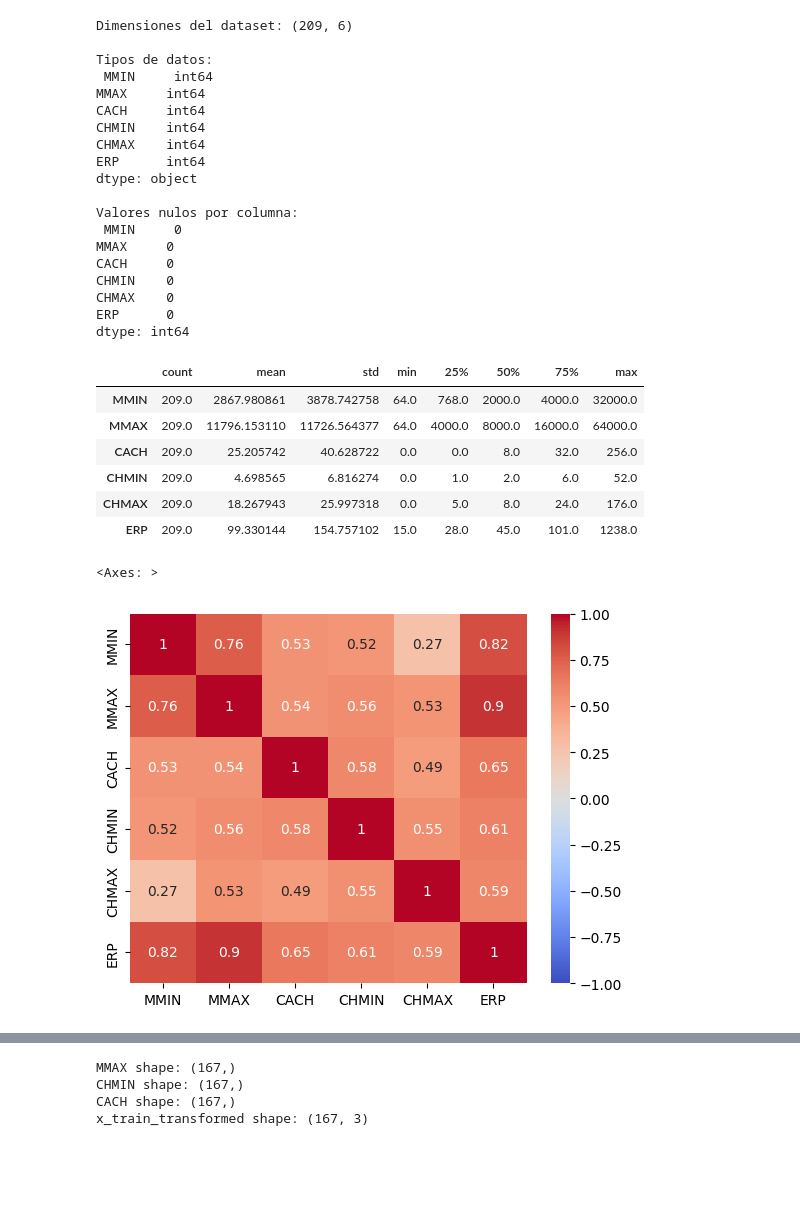
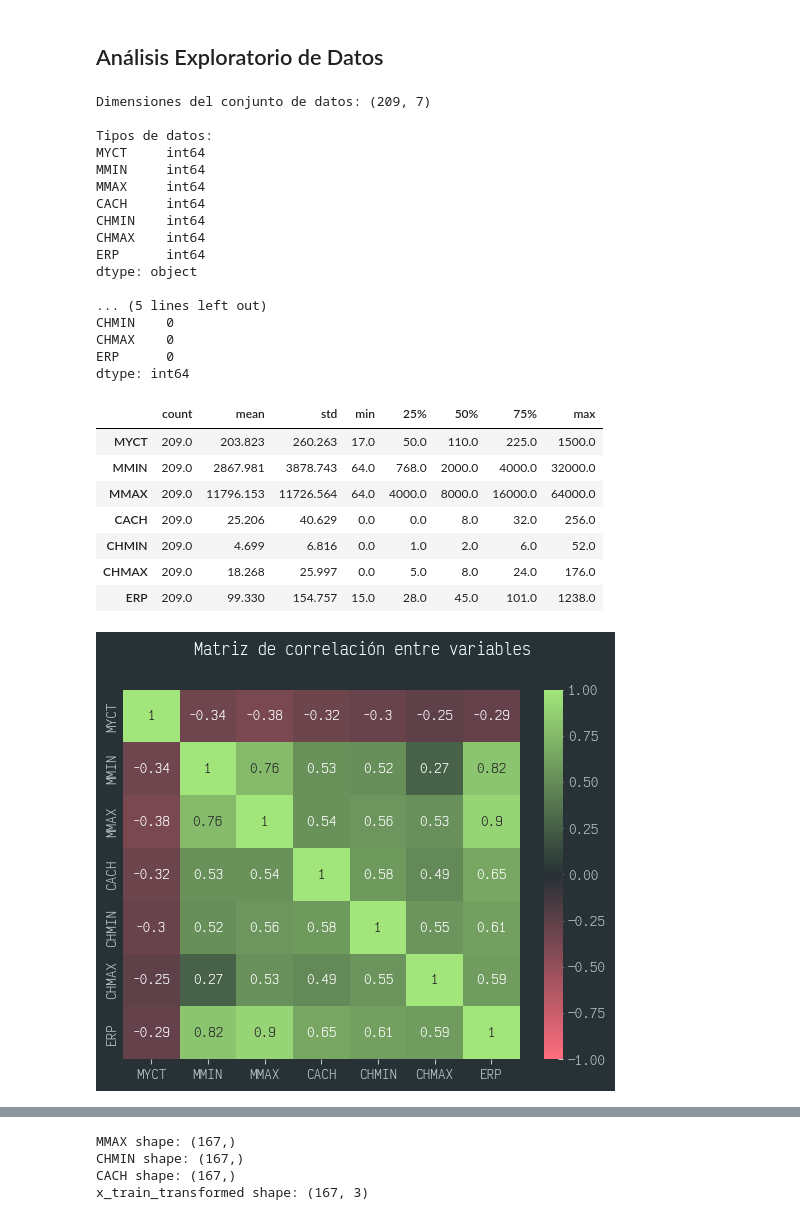
Before and after one commit to Toutl/computer-hardware-analysis, a Jupyter notebook: meb-project.ipynb, the cells around one changed output, grey strips where cells are left out. Cells and saved outputs as stored; diff of their text form; code cells hidden in the pictures; blank space fills up the shorter version.

```diff
--- a/meb-project.ipynb
+++ b/meb-project.ipynb
@@ -57,9 +44,23 @@ Considerar transformar target (log) si está fuertemente sesgado.
 import pandas as pd
 import numpy as np
 
-df = pd.read_csv("https://archive.ics.uci.edu/ml/machine-learning-databases/cpu-performance/machine.data", header=None)
-df.columns = ['vendor_name', 'model_name', 'MYCT', 'MMIN', 'MMAX', 'CACH', 'CHMIN', 'CHMAX', 'PRP', 'ERP']
-df.head(20)
+df = pd.read_csv(
+    "https://archive.ics.uci.edu/ml/machine-learning-databases/cpu-performance/machine.data",
+    header=None,
+)
+df.columns = [
+    "vendor_name",
+    "model_name",
+    "MYCT",
+    "MMIN",
+    "MMAX",
+    "CACH",
+    "CHMIN",
+    "CHMAX",
+    "PRP",
+    "ERP",
+]
+df.head(10)
 # %% [output]
 |  | vendor_name | model_name | MYCT | MMIN | MMAX | CACH | CHMIN | CHMAX | PRP | ERP |
 | 0 | adviser | 32/60 | 125 | 256 | 6000 | 256 | 16 | 128 | 198 | 199 |
@@ -81,3 +75,0 @@ df.head(20)
-# %%
-df = df.drop(columns=['vendor_name', 'model_name', 'MYCT', 'PRP'])
-df.head(20)
@@ -101,0 +85,3 @@ df.head(20)
+# %%
+df = df.drop(columns=["vendor_name", "model_name", "PRP"])  # 'MYCT'?
+df.head(10)
@@ -102,14 +100,16 @@ df.head(20)
+# %% [markdown]
+## Análisis Exploratorio de Datos
 # %%
-# Analisis exploratorio del df
-print("Dimensiones del dataset:", df.shape)
-print("\nTipos de datos:\n", df.dtypes)
-print("\nValores nulos por columna:\n", df.isnull().sum())
-df.describe().T
+print(f"Dimensiones del conjunto de datos: {df.shape}\n")
+print(f"Tipos de datos:\n{df.dtypes}\n")
+print(f"Valores nulos por columna:\n{df.isnull().sum()}\n")
+df.describe().round(3).T
 # %% [output]
-Dimensiones del dataset: (209, 6)
+Dimensiones del conjunto de datos: (209, 7)
 
 Tipos de datos:
- MMIN     int64
+MYCT     int64
+MMIN     int64
 MMAX     int64
 CACH     int64
 CHMIN    int64
@@ -117,26 +117,32 @@ CHMAX    int64
 ERP      int64
 dtype: object
 
-Valores nulos por columna:
- MMIN     0
-MMAX     0
-CACH     0
+... (5 lines left out)
 CHMIN    0
 CHMAX    0
 ERP      0
 dtype: int64
 |  | count | mean | std | min | 25% | 50% | 75% | max |
-| MMIN | 209.0 | 2867.980861 | 3878.742758 | 64.0 | 768.0 | 2000.0 | 4000.0 | 32000.0 |
-| MMAX | 209.0 | 11796.153110 | 11726.564377 | 64.0 | 4000.0 | 8000.0 | 16000.0 | 64000.0 |
-| CACH | 209.0 | 25.205742 | 40.628722 | 0.0 | 0.0 | 8.0 | 32.0 | 256.0 |
-| CHMIN | 209.0 | 4.698565 | 6.816274 | 0.0 | 1.0 | 2.0 | 6.0 | 52.0 |
-| CHMAX | 209.0 | 18.267943 | 25.997318 | 0.0 | 5.0 | 8.0 | 24.0 | 176.0 |
-| ERP | 209.0 | 99.330144 | 154.757102 | 15.0 | 28.0 | 45.0 | 101.0 | 1238.0 |
+| MYCT | 209.0 | 203.823 | 260.263 | 17.0 | 50.0 | 110.0 | 225.0 | 1500.0 |
+| MMIN | 209.0 | 2867.981 | 3878.743 | 64.0 | 768.0 | 2000.0 | 4000.0 | 32000.0 |
+| MMAX | 209.0 | 11796.153 | 11726.564 | 64.0 | 4000.0 | 8000.0 | 16000.0 | 64000.0 |
+| CACH | 209.0 | 25.206 | 40.629 | 0.0 | 0.0 | 8.0 | 32.0 | 256.0 |
+| CHMIN | 209.0 | 4.699 | 6.816 | 0.0 | 1.0 | 2.0 | 6.0 | 52.0 |
+| CHMAX | 209.0 | 18.268 | 25.997 | 0.0 | 5.0 | 8.0 | 24.0 | 176.0 |
+| ERP | 209.0 | 99.330 | 154.757 | 15.0 | 28.0 | 45.0 | 101.0 | 1238.0 |
 # %%
+import matplotlib.pyplot as plt
 import seaborn as sns
-import matplotlib.pyplot as plt
-sns.heatmap(df.corr(numeric_only=True), annot=True, cmap='coolwarm', vmin=-1, vmax=1)
+
+sns.heatmap(
+    df.corr(numeric_only=True),
+    annot=True,
+    cmap=rdg_cmap,  # type: ignore
+    vmin=-1,
+    vmax=1,
+)
+plt.suptitle("Matriz de correlación entre variables")
+plt.show()
 # %% [output]
-<Axes: >
-[figure, old version]
+[figure, new version]
 # %%
```
Also changed, not shown: parts of 47 cells of this notebook, 5 other files.
